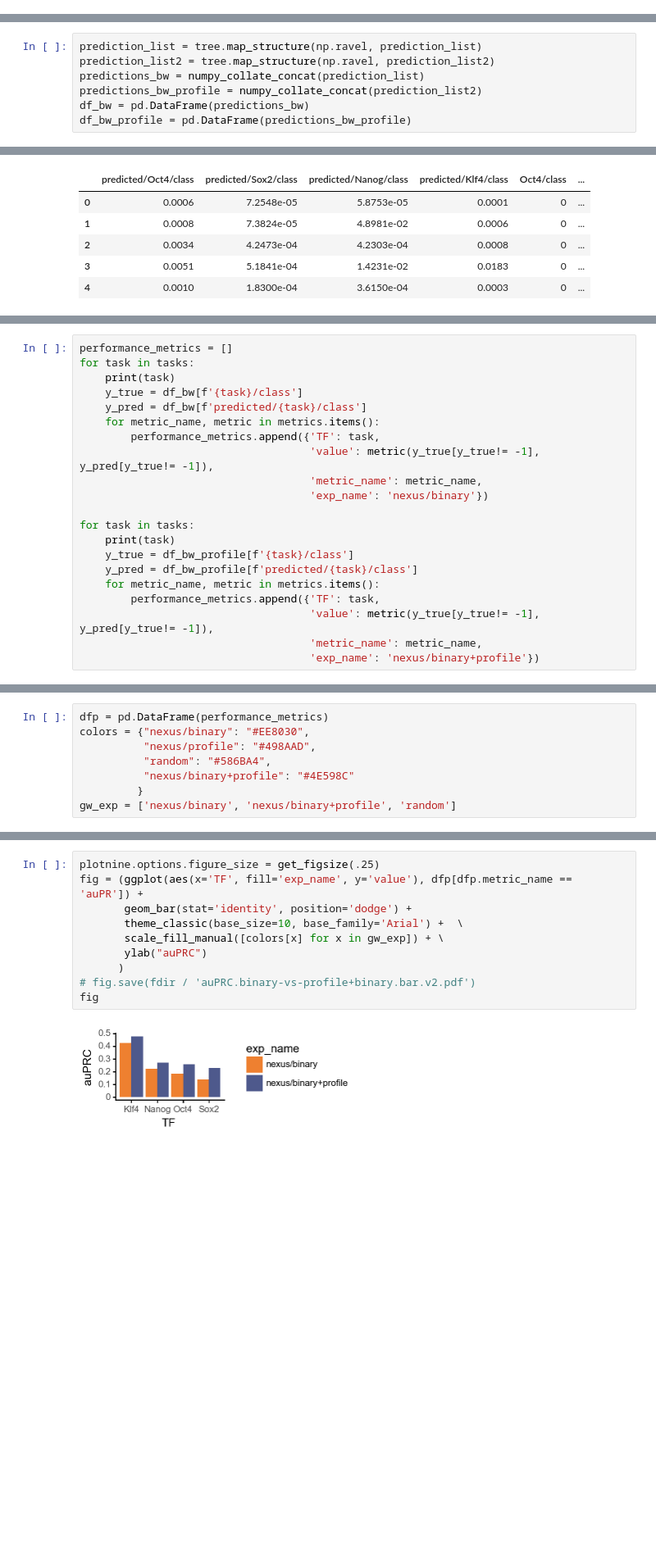
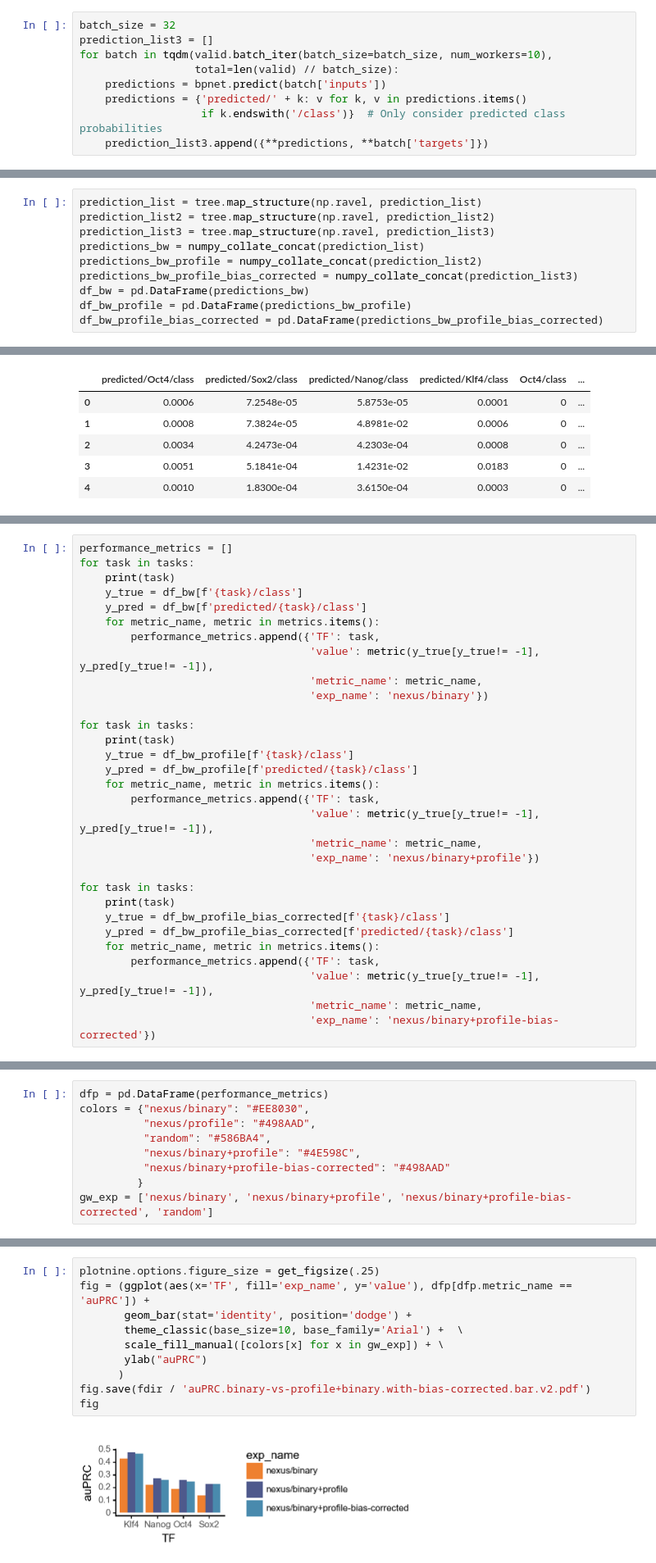
Before and after one commit to kundajelab/bpnet-manuscript, a Jupyter notebook: src/figures/18-other-classification-metrics.ipynb, the cells around one changed output, grey strips where cells are left out. Shown at 82% size. Saved outputs shown, nothing was run; the diff lists cells and outputs as text; blank space fills up the shorter version.

Commit message:
Add bias-corrected bpnet model to binary classification evaluation

```diff
--- a/src/figures/18-other-classification-metrics.ipynb
+++ b/src/figures/18-other-classification-metrics.ipynb
@@ -140,0 +146,9 @@ NotebookApp.rate_limit_window=3.0 (secs)
+# %%
+batch_size = 32
+prediction_list3 = []
+for batch in tqdm(valid.batch_iter(batch_size=batch_size, num_workers=10),
+                  total=len(valid) // batch_size):
+    predictions = bpnet.predict(batch['inputs'])
+    predictions = {'predicted/' + k: v for k, v in predictions.items()
+                   if k.endswith('/class')}  # Only consider predicted class probabilities
+    prediction_list3.append({**predictions, **batch['targets']})
@@ -147,10 +165,13 @@ from kipoi.data_utils import (numpy_collate, numpy_collate_concat, get_dataset_i
 # %%
 prediction_list = tree.map_structure(np.ravel, prediction_list)
 prediction_list2 = tree.map_structure(np.ravel, prediction_list2)
+prediction_list3 = tree.map_structure(np.ravel, prediction_list3)
 predictions_bw = numpy_collate_concat(prediction_list)
 predictions_bw_profile = numpy_collate_concat(prediction_list2)
+predictions_bw_profile_bias_corrected = numpy_collate_concat(prediction_list3)
 df_bw = pd.DataFrame(predictions_bw)
 df_bw_profile = pd.DataFrame(predictions_bw_profile)
+df_bw_profile_bias_corrected = pd.DataFrame(predictions_bw_profile_bias_corrected)
 # %%
 output_path = models_dir / experiments['nexus/binary+profile'] / 'valid-predictions.'
 # %%
@@ -227,6 +248,16 @@ for task in tasks:
                                     'value': metric(y_true[y_true!= -1], y_pred[y_true!= -1]),
                                     'metric_name': metric_name,
                                     'exp_name': 'nexus/binary+profile'})
+
+for task in tasks:
+    print(task)
+    y_true = df_bw_profile_bias_corrected[f'{task}/class']
+    y_pred = df_bw_profile_bias_corrected[f'predicted/{task}/class']
+    for metric_name, metric in metrics.items():
+        performance_metrics.append({'TF': task,
+                                    'value': metric(y_true[y_true!= -1], y_pred[y_true!= -1]),
+                                    'metric_name': metric_name,
+                                    'exp_name': 'nexus/binary+profile-bias-corrected'})
 # %% [output]
 Oct4
 Sox2
@@ -241,9 +276,10 @@ dfp = pd.DataFrame(performance_metrics)
 colors = {"nexus/binary": "#EE8030",
           "nexus/profile": "#498AAD",
           "random": "#586BA4",
-          "nexus/binary+profile": "#4E598C"
+          "nexus/binary+profile": "#4E598C",
+          "nexus/binary+profile-bias-corrected": "#498AAD"
          }
-gw_exp = ['nexus/binary', 'nexus/binary+profile', 'random']
+gw_exp = ['nexus/binary', 'nexus/binary+profile', 'nexus/binary+profile-bias-corrected', 'random']
 # %%
 print(dfp.sort_values(['TF', 'exp_name']).to_string())
 # %% [output]
@@ -267,12 +303,12 @@ print(dfp.sort_values(['TF', 'exp_name']).to_string())
 # %%
 plotnine.options.figure_size = get_figsize(.25)
-fig = (ggplot(aes(x='TF', fill='exp_name', y='value'), dfp[dfp.metric_name == 'auPR']) +
+fig = (ggplot(aes(x='TF', fill='exp_name', y='value'), dfp[dfp.metric_name == 'auPRC']) +
        geom_bar(stat='identity', position='dodge') +
        theme_classic(base_size=10, base_family='Arial') +  \
        scale_fill_manual([colors[x] for x in gw_exp]) + \
        ylab("auPRC")
       )
-# fig.save(fdir / 'auPRC.binary-vs-profile+binary.bar.v2.pdf')
+fig.save(fdir / 'auPRC.binary-vs-profile+binary.with-bias-corrected.bar.v2.pdf')
 fig
 # %% [output]
-[figure, old version]
+[figure, new version]
```
Also changed, not shown: parts of 31 cells of this notebook.
